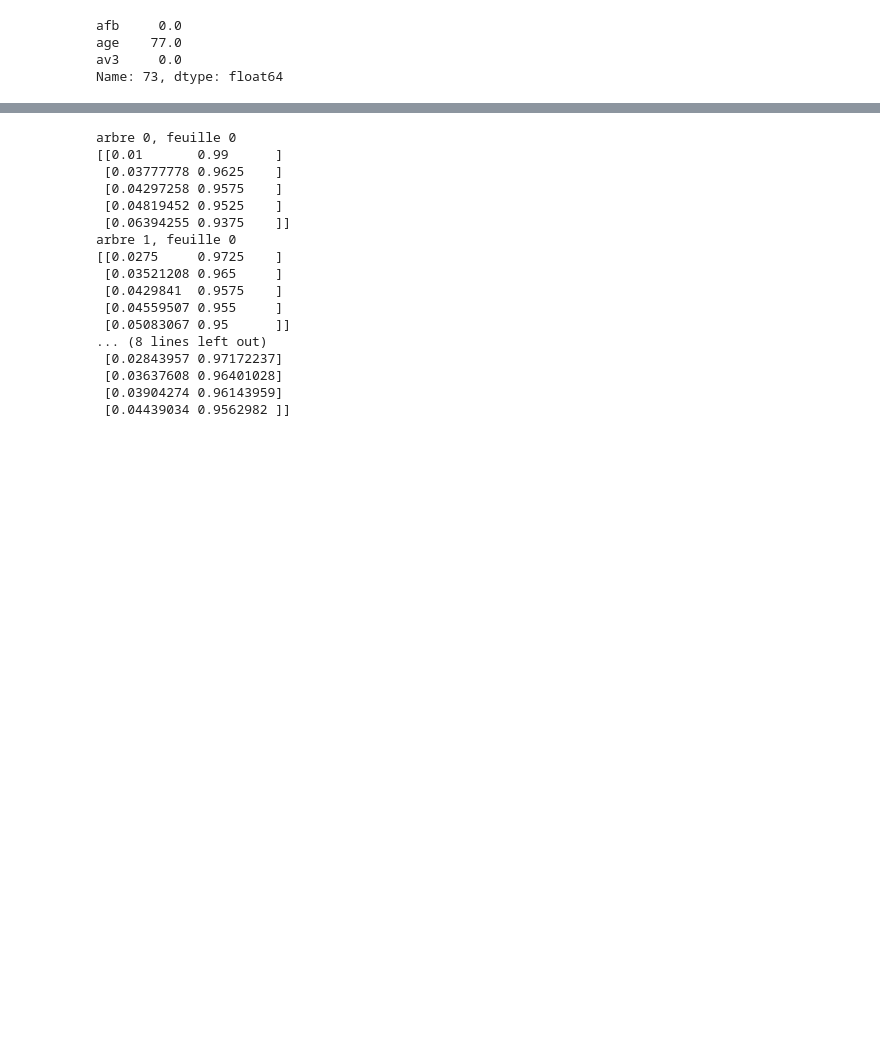
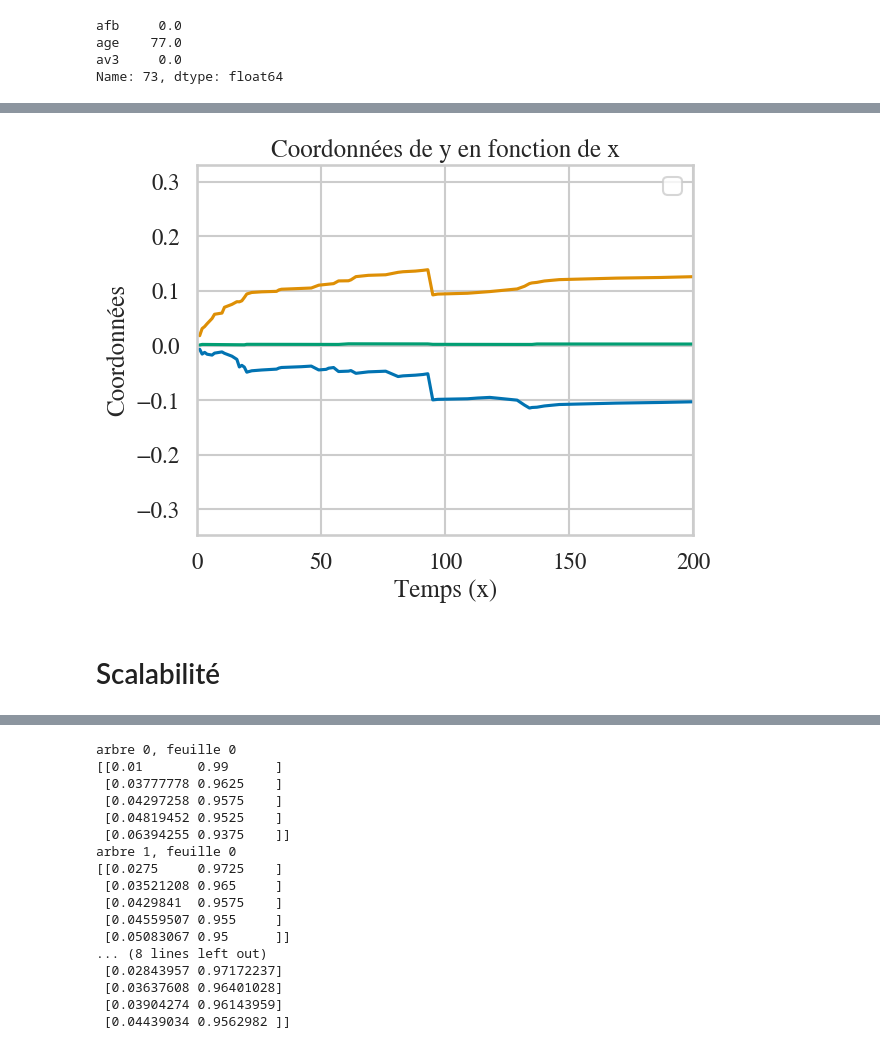
Before and after one commit to Clement-Dn/Surv-ML, a Jupyter notebook: essais survtreeshap.ipynb, the cells around one changed output, grey strips where cells are left out. Saved outputs shown, nothing was run; the diff lists cells and outputs as text; code cells hidden in the pictures; blank space fills up the shorter version.

```diff
--- a/essais survtreeshap.ipynb
+++ b/essais survtreeshap.ipynb
@@ -39,6 +52,8 @@ import shap
 # %%
+#au t-ième moment
+
 class TreeExplainer:
-    def __init__(self, model, **kwargs):
+    def __init__(self, model, t=0, **kwargs):
         if str(type(model)).endswith("sklearn.ensemble._forest.RandomForestRegressor'>") or 1==1: #attention
             # self.trees = [Tree(e.tree_) for e in model.estimators_]
             self.trees = [
@@ -48,7 +63,7 @@ class TreeExplainer:
                     children_default=e.tree_.children_right,
                     feature=e.tree_.feature,
                     threshold=e.tree_.threshold,
-                    value=e.tree_.value[:, 100, 1],
+                    value=e.tree_.value[:, t, 1],
                     node_sample_weight=e.tree_.weighted_n_node_samples,
                 )
                 for e in model.estimators_
@@ -517,0 +516,25 @@ local_explaination.plot_survshap(SurvSHAP_df)
+# %%
+#écris pas éficacement
+x=[]
+y=[]
+for i,t in enumerate(rsf.estimators_[0].unique_times_):
+    ex = TreeExplainer(rsf,t=i)
+    valeurs = ex.shap_values(X_test.iloc[3, :])[:-1]
+    x.append(t)
+    y.append(valeurs)
+
+plt.plot(x, y)
+
+# Ajouter des labels et une légende
+plt.xlim(0, 200)
+plt.xlabel("Temps (x)")
+plt.ylabel("Coordonnées")
+plt.title("Coordonnées de y en fonction de x")
+plt.legend()
+
+# Afficher le graphique
+plt.show()
+# %% [output]
+[figure, added]
+# %% [markdown]
+# Scalabilité
```
Also changed, not shown: parts of 25 cells of this notebook.
